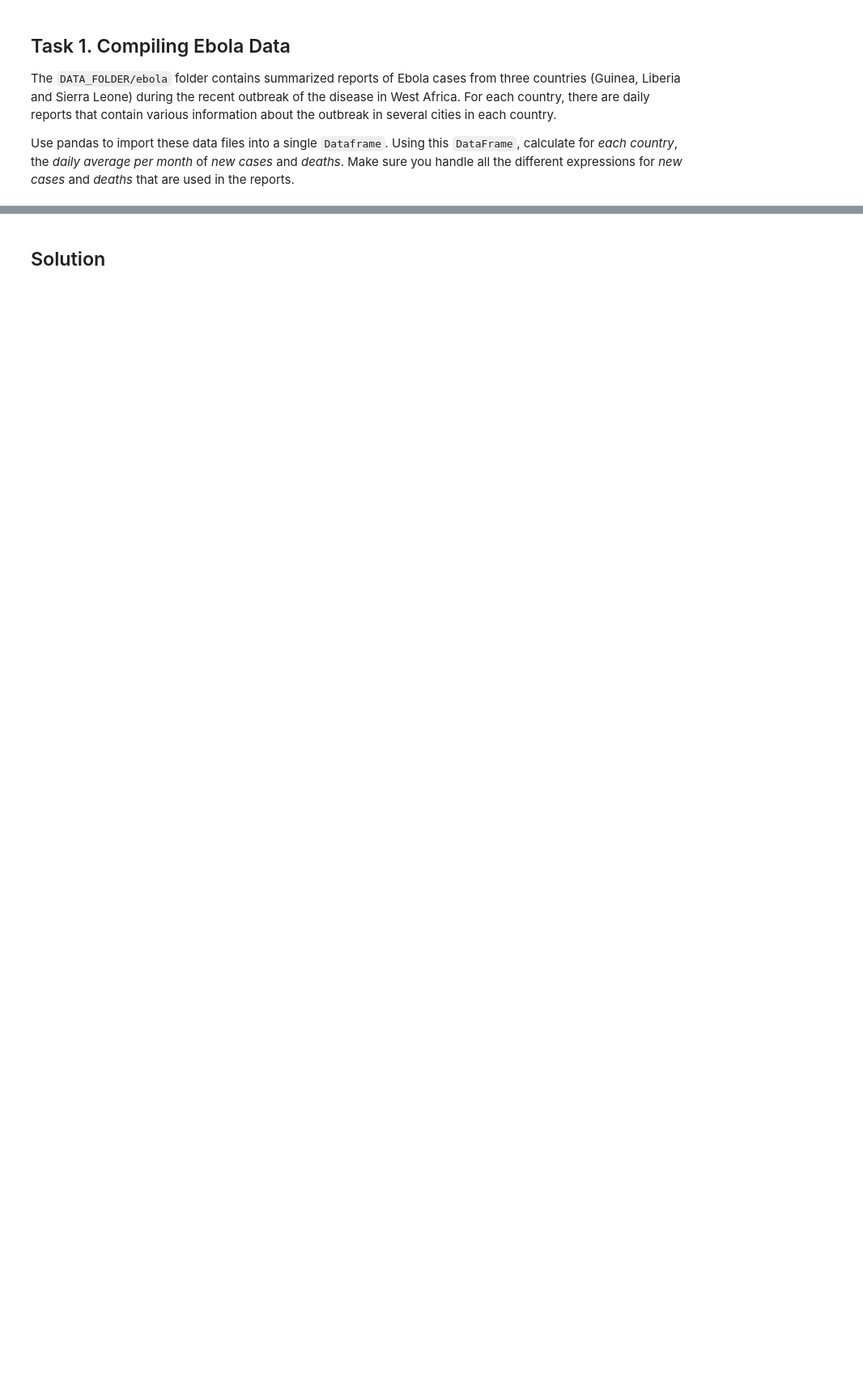
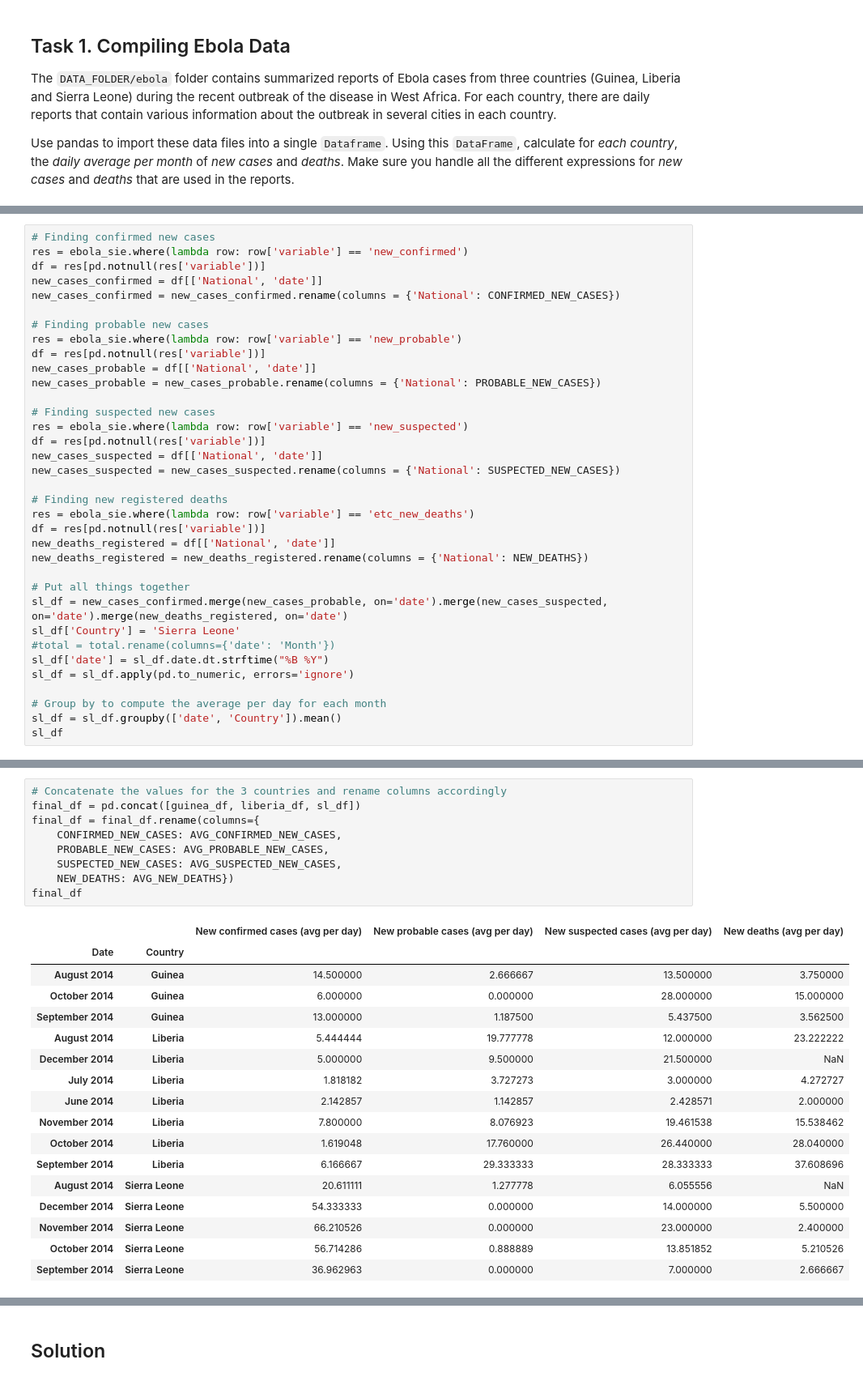
Before and after one commit to darioAnongba/EPFL-ADA, a Jupyter notebook: Labs/01 - Pandas and Data Wrangling/Homework 1.ipynb, the cells around one changed output, grey strips where cells are left out. Shown at 81% size. Cells and saved outputs as stored; diff of their text form; blank space fills up the shorter version.

```diff
--- a/Labs/01 - Pandas and Data Wrangling/Homework 1.ipynb
+++ b/Labs/01 - Pandas and Data Wrangling/Homework 1.ipynb
@@ -106,0 +171,35 @@ ebola_sie[list(['date','variable','National'])]
+# %%
+# Finding confirmed new cases
+res = ebola_sie.where(lambda row: row['variable'] == 'new_confirmed')
+df = res[pd.notnull(res['variable'])]
+new_cases_confirmed = df[['National', 'date']]
+new_cases_confirmed = new_cases_confirmed.rename(columns = {'National': CONFIRMED_NEW_CASES})
+
+# Finding probable new cases
+res = ebola_sie.where(lambda row: row['variable'] == 'new_probable')
+df = res[pd.notnull(res['variable'])]
+new_cases_probable = df[['National', 'date']]
+new_cases_probable = new_cases_probable.rename(columns = {'National': PROBABLE_NEW_CASES})
+
+# Finding suspected new cases
+res = ebola_sie.where(lambda row: row['variable'] == 'new_suspected')
+df = res[pd.notnull(res['variable'])]
+new_cases_suspected = df[['National', 'date']]
+new_cases_suspected = new_cases_suspected.rename(columns = {'National': SUSPECTED_NEW_CASES})
+
+# Finding new registered deaths
+res = ebola_sie.where(lambda row: row['variable'] == 'etc_new_deaths')
+df = res[pd.notnull(res['variable'])]
+new_deaths_registered = df[['National', 'date']]
+new_deaths_registered = new_deaths_registered.rename(columns = {'National': NEW_DEATHS})
+
+# Put all things together
+sl_df = new_cases_confirmed.merge(new_cases_probable, on='date').merge(new_cases_suspected, on='date').merge(new_deaths_registered, on='date')
+sl_df['Country'] = 'Sierra Leone'
+#total = total.rename(columns={'date': 'Month'})
+sl_df['date'] = sl_df.date.dt.strftime("%B %Y")
+sl_df = sl_df.apply(pd.to_numeric, errors='ignore')
+
+# Group by to compute the average per day for each month
+sl_df = sl_df.groupby(['date', 'Country']).mean()
+sl_df
@@ -107,3 +217,30 @@ ebola_sie[list(['date','variable','National'])]
+# %%
+# Concatenate the values for the 3 countries and rename columns accordingly
+final_df = pd.concat([guinea_df, liberia_df, sl_df])
+final_df = final_df.rename(columns={
+    CONFIRMED_NEW_CASES: AVG_CONFIRMED_NEW_CASES,
+    PROBABLE_NEW_CASES: AVG_PROBABLE_NEW_CASES,
+    SUSPECTED_NEW_CASES: AVG_SUSPECTED_NEW_CASES,
+    NEW_DEATHS: AVG_NEW_DEATHS})
+final_df
+# %% [output]
+|  |  | New confirmed cases (avg per day) | New probable cases (avg per day) | New suspected cases (avg per day) | New deaths (avg per day) |
+| Date | Country |  |  |  |  |
+| August 2014 | Guinea | 14.500000 | 2.666667 | 13.500000 | 3.750000 |
+| October 2014 | Guinea | 6.000000 | 0.000000 | 28.000000 | 15.000000 |
+| September 2014 | Guinea | 13.000000 | 1.187500 | 5.437500 | 3.562500 |
+| August 2014 | Liberia | 5.444444 | 19.777778 | 12.000000 | 23.222222 |
+| December 2014 | Liberia | 5.000000 | 9.500000 | 21.500000 | NaN |
+| July 2014 | Liberia | 1.818182 | 3.727273 | 3.000000 | 4.272727 |
+| June 2014 | Liberia | 2.142857 | 1.142857 | 2.428571 | 2.000000 |
+| November 2014 | Liberia | 7.800000 | 8.076923 | 19.461538 | 15.538462 |
+| October 2014 | Liberia | 1.619048 | 17.760000 | 26.440000 | 28.040000 |
+| September 2014 | Liberia | 6.166667 | 29.333333 | 28.333333 | 37.608696 |
+| August 2014 | Sierra Leone | 20.611111 | 1.277778 | 6.055556 | NaN |
+| December 2014 | Sierra Leone | 54.333333 | 0.000000 | 14.000000 | 5.500000 |
+| November 2014 | Sierra Leone | 66.210526 | 0.000000 | 23.000000 | 2.400000 |
+| October 2014 | Sierra Leone | 56.714286 | 0.888889 | 13.851852 | 5.210526 |
+| September 2014 | Sierra Leone | 36.962963 | 0.000000 | 7.000000 | 2.666667 |
 # %% [markdown]
 ## Task 2. RNA Sequences
 
```
Also changed, not shown: parts of 20 cells of this notebook.
